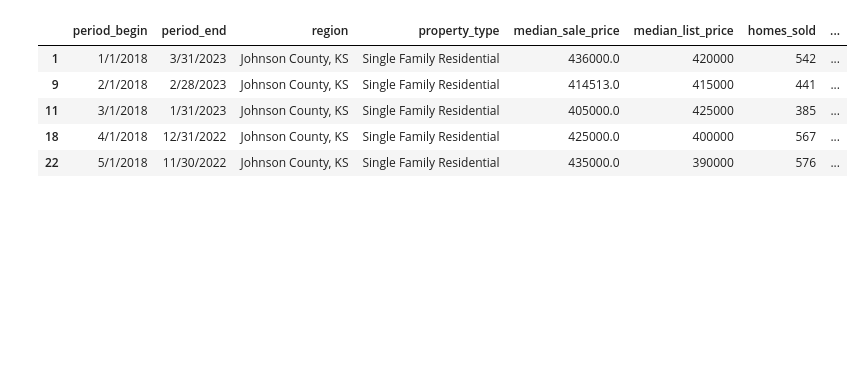
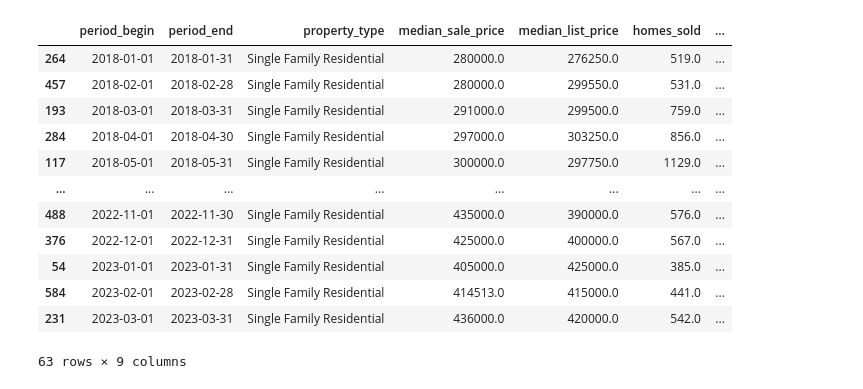
Before and after one commit to SamuelTHaynes/Bootcamp_Housing_Analysis, a Jupyter notebook: Median_Housing_Data.ipynb, the cells around one changed output. Drawn from its saved outputs; the diff is of its cells as text; code cells hidden in the pictures; blank space fills up the shorter version.

```diff
--- a/Median_Housing_Data.ipynb
+++ b/Median_Housing_Data.ipynb
@@ -1,18 +1,40 @@
 # %%
 from matplotlib import pyplot as plt
 from scipy.stats import linregress
+import scipy.stats as st
 import numpy as np
 import pandas as pd
+from datetime import date
 
-df = pd.read_csv("JOCO_Data.csv")
+#import csv
+df = pd.read_csv("JOCO_Median_Prices.csv")
 
-df_filtered = df[df['property_type'] == 'Single Family Residential']
+#convert date to date data type
+periodbg_unformatted = df['period_begin']
+periodend_unformatted = df['period_end']
+periodbg_formatted = pd.to_datetime(periodbg_unformatted, format='%m/%d/%Y')
+periodend_formatted = pd.to_datetime(periodend_unformatted, format='%m/%d/%Y')
+df['period_begin'] = periodbg_formatted
+df['period_end'] = periodend_formatted
 
-df_filtered.head()
+#only include single family homes since 2018
+df_2018 = df.loc[(df['property_type'] =='Single Family Residential') & (df['period_begin'] >='2018-01-01')]
+
+
+#sort dates
+sorted_df_2018 = df_2018.sort_values(by='period_begin')
+sorted_df_2018
 # %% [output]
-|  | period_begin | period_end | region | property_type | median_sale_price | median_list_price | homes_sold | ... |
-| 1 | 1/1/2018 | 3/31/2023 | Johnson County, KS | Single Family Residential | 436000.0 | 420000 | 542 | ... |
-| 9 | 2/1/2018 | 2/28/2023 | Johnson County, KS | Single Family Residential | 414513.0 | 415000 | 441 | ... |
-| 11 | 3/1/2018 | 1/31/2023 | Johnson County, KS | Single Family Residential | 405000.0 | 425000 | 385 | ... |
-| 18 | 4/1/2018 | 12/31/2022 | Johnson County, KS | Single Family Residential | 425000.0 | 400000 | 567 | ... |
-| 22 | 5/1/2018 | 11/30/2022 | Johnson County, KS | Single Family Residential | 435000.0 | 390000 | 576 | ... |
+|  | period_begin | period_end | property_type | median_sale_price | median_list_price | homes_sold | ... |
+| 264 | 2018-01-01 | 2018-01-31 | Single Family Residential | 280000.0 | 276250.0 | 519.0 | ... |
+| 457 | 2018-02-01 | 2018-02-28 | Single Family Residential | 280000.0 | 299550.0 | 531.0 | ... |
+| 193 | 2018-03-01 | 2018-03-31 | Single Family Residential | 291000.0 | 299500.0 | 759.0 | ... |
+| 284 | 2018-04-01 | 2018-04-30 | Single Family Residential | 297000.0 | 303250.0 | 856.0 | ... |
+| 117 | 2018-05-01 | 2018-05-31 | Single Family Residential | 300000.0 | 297750.0 | 1129.0 | ... |
+| ... | ... | ... | ... | ... | ... | ... | ... |
+| 488 | 2022-11-01 | 2022-11-30 | Single Family Residential | 435000.0 | 390000.0 | 576.0 | ... |
+| 376 | 2022-12-01 | 2022-12-31 | Single Family Residential | 425000.0 | 400000.0 | 567.0 | ... |
+| 54 | 2023-01-01 | 2023-01-31 | Single Family Residential | 405000.0 | 425000.0 | 385.0 | ... |
+| 584 | 2023-02-01 | 2023-02-28 | Single Family Residential | 414513.0 | 415000.0 | 441.0 | ... |
+| 231 | 2023-03-01 | 2023-03-31 | Single Family Residential | 436000.0 | 420000.0 | 542.0 | ... |
+63 rows × 9 columns
```
Also changed, not shown: parts of 9 cells of this notebook.
